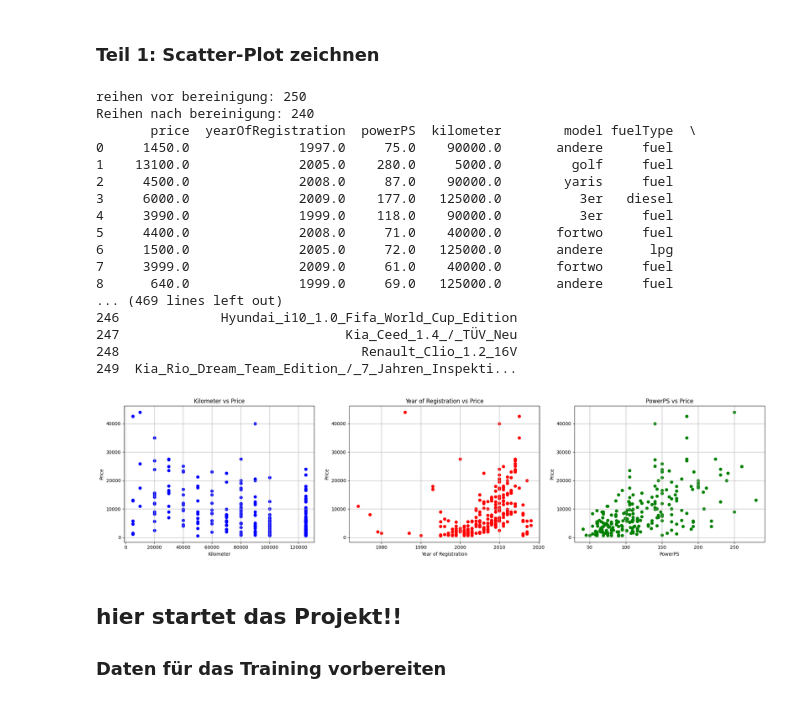
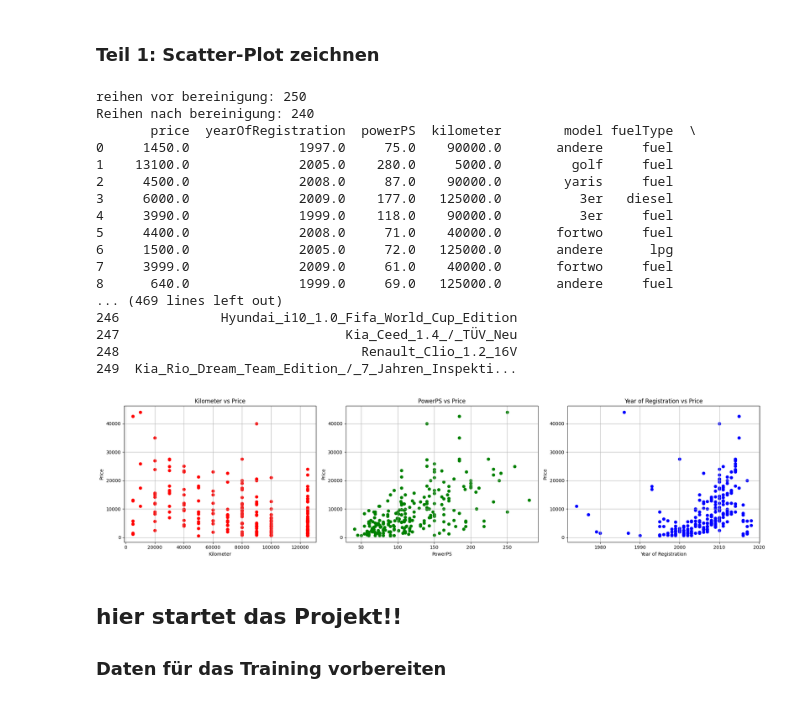
Before and after one commit to TheRespawn/LR_Python, a Jupyter notebook: 09P - LinReg Praxisprojekt.ipynb, the cells around one changed output. Saved outputs shown, nothing was run; the diff lists cells and outputs as text; code cells hidden in the pictures.

```diff
--- a/09P - LinReg Praxisprojekt.ipynb
+++ b/09P - LinReg Praxisprojekt.ipynb
@@ -31,7 +31,6 @@ df.head()
 # %% [markdown]
 ### Teil 1: Scatter-Plot zeichnen
 # %%
-
 print(f"reihen vor bereinigung: {len(df)}")
 
 # werte werden zu numerisch umgewandelt -> setzt bei Fehlern den wert auf NaN
@@ -54,57 +53,53 @@ pd.set_option('display.max_rows', None)
 pd.set_option('display.max_columns', None)
 print(df)
 
 #####Plot zeichnen#####
 
-#die Größe des Plots
 plt.figure(figsize=(20, 5))
 
-# Plot 1: kilometer/price
-plt.subplot(131)
-plt.scatter(df["kilometer"], df["price"], color='blue', alpha=1)
-plt.title("Kilometer vs Price")
-plt.xlabel("Kilometer")
-plt.ylabel("Price")
-plt.grid(True)
+y = df["price"]
+x = df[["kilometer", "powerPS", "yearOfRegistration"]]
 
-# Plot 2: registration/price
-plt.subplot(132)
-plt.scatter(df["yearOfRegistration"], df["price"], color='red', alpha=1)
-plt.title("Year of Registration vs Price")
-plt.xlabel("Year of Registration")
-plt.ylabel("Price")
-plt.grid(True)
+def Plotting(subplot_position,x, y, color, title,x_label):
+    plt.subplot(subplot_position)
+    plt.scatter(x, y, color=color)
+    plt.title(title)
+    plt.xlabel(x_label)
+    plt.ylabel("Price")
+    plt.grid(True)
 
-# Plot 3: ps/price
-plt.subplot(133)
-plt.scatter(df["powerPS"], df["price"], color='green', alpha=1)
-plt.title("PowerPS vs Price")
-plt.xlabel("PowerPS")
-plt.ylabel("Price")
-plt.grid(True)
 
-#sehen besser aus mit tightlayout. consistency is the key
+#kilometer/price
+Plotting(131, x["kilometer"], y, 'r', "Kilometer vs Price", "Kilometer")
+
+#power/price
+Plotting(132, x["powerPS"], y, 'g', "PowerPS vs Price", "PowerPS")
+
+#year of registration/price
+Plotting(133, x["yearOfRegistration"], y, 'b', "Year of Registration vs Price", "Year of Registration")
+
+
 plt.tight_layout()
 plt.show()
 # %% [output]
 reihen vor bereinigung: 250
 Reihen nach bereinigung: 240
        price  yearOfRegistration  powerPS  kilometer        model fuelType  \
 0     1450.0              1997.0     75.0    90000.0       andere     fuel
 1    13100.0              2005.0    280.0     5000.0         golf     fuel
 2     4500.0              2008.0     87.0    90000.0        yaris     fuel
 3     6000.0              2009.0    177.0   125000.0          3er   diesel
 4     3990.0              1999.0    118.0    90000.0          3er     fuel
 5     4400.0              2008.0     71.0    40000.0       fortwo     fuel
 6     1500.0              2005.0     72.0   125000.0       andere      lpg
 7     3999.0              2009.0     61.0    40000.0       fortwo     fuel
 8      640.0              1999.0     69.0   125000.0       andere     fuel
 ... (469 lines left out)
 246             Hyundai_i10_1.0_Fifa_World_Cup_Edition
 247                             Kia_Ceed_1.4_/_TÜV_Neu
 248                               Renault_Clio_1.2_16V
 249  Kia_Rio_Dream_Team_Edition_/_7_Jahren_Inspekti...
-[figure, old version]
+[figure, new version]
 # %% [markdown]
 ## hier startet das Projekt!!
 ### Daten für das Training vorbereiten
```
Also changed, not shown: parts of 7 cells of this notebook.
